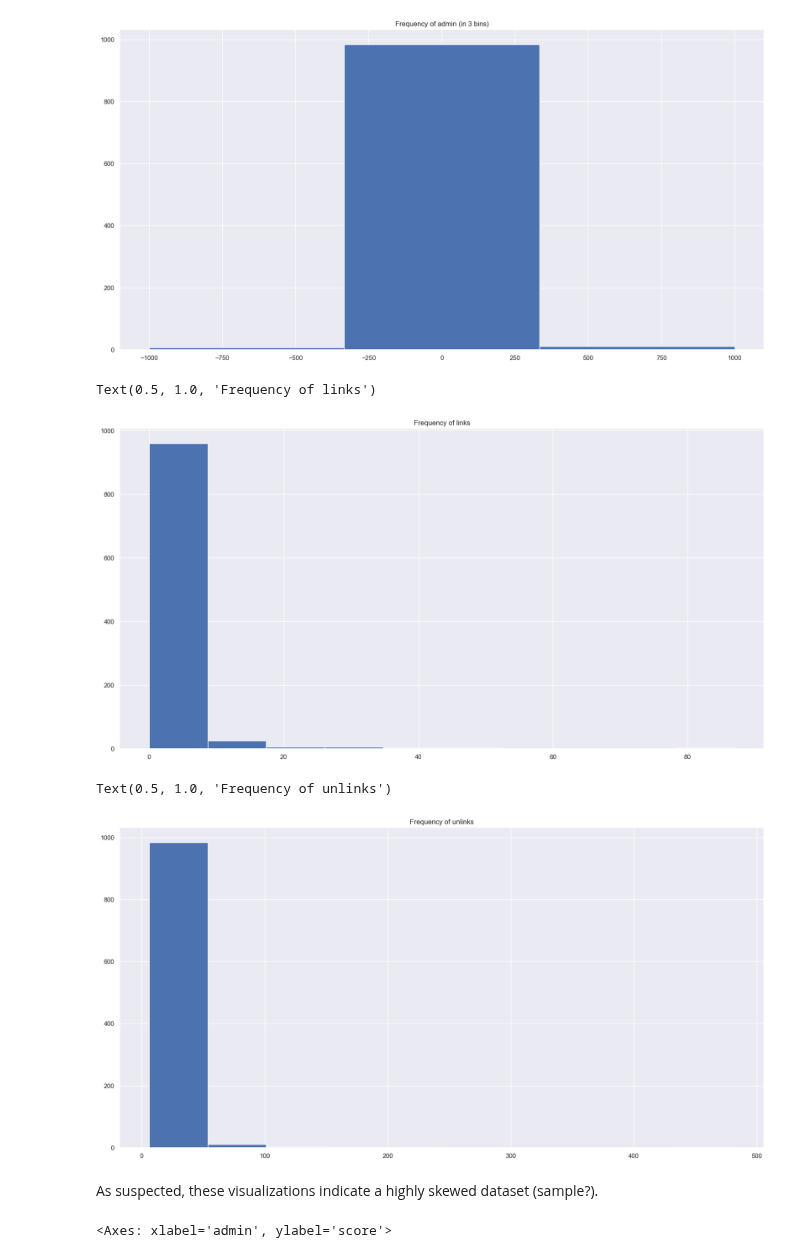
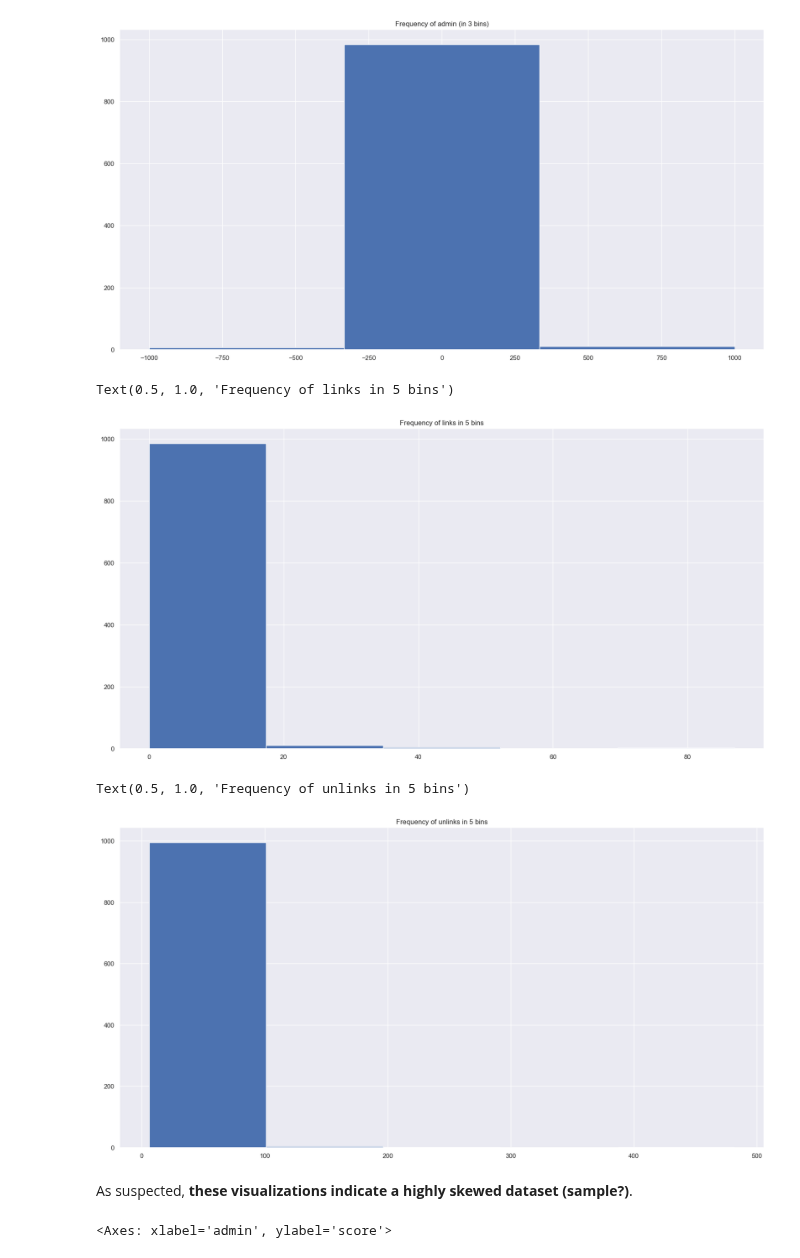
Before and after one commit to duarteharris/pruvo, a Jupyter notebook: eda.ipynb, the cells around one changed output. Saved outputs shown, nothing was run; the diff lists cells and outputs as text; code cells hidden in the pictures.

```diff
--- a/eda.ipynb
+++ b/eda.ipynb
@@ -308,20 +312,20 @@ Text(0.5, 1.0, 'Frequency of admin (in 3 bins)')
 [figure]
 # %%
 # plotting histograms of links
-rooms_df["links"].hist(figsize= (20, 10))
-plt.title("Frequency of links")
+rooms_df["links"].hist(figsize= (20, 10), bins= 5)
+plt.title("Frequency of links in 5 bins")
 # %% [output]
-Text(0.5, 1.0, 'Frequency of links')
+Text(0.5, 1.0, 'Frequency of links in 5 bins')
-[figure, old version]
+[figure, new version]
 # %%
 # plotting histograms of unlinks
-rooms_df["unlinks"].hist(figsize= (20, 10))
-plt.title("Frequency of unlinks")
+rooms_df["unlinks"].hist(figsize= (20, 10), bins= 5)
+plt.title("Frequency of unlinks in 5 bins")
 # %% [output]
-Text(0.5, 1.0, 'Frequency of unlinks')
+Text(0.5, 1.0, 'Frequency of unlinks in 5 bins')
-[figure, old version]
+[figure, new version]
 # %% [markdown]
-As suspected, these visualizations indicate a highly skewed dataset (sample?).
+As suspected, **these visualizations indicate a highly skewed dataset (sample?)**.
 # %%
 # plotting box plot to viz the relationship between score & admin
 sns.boxplot(x= "admin", y= "score", data= rooms_df)
```
Also changed, not shown: parts of 25 cells of this notebook.
